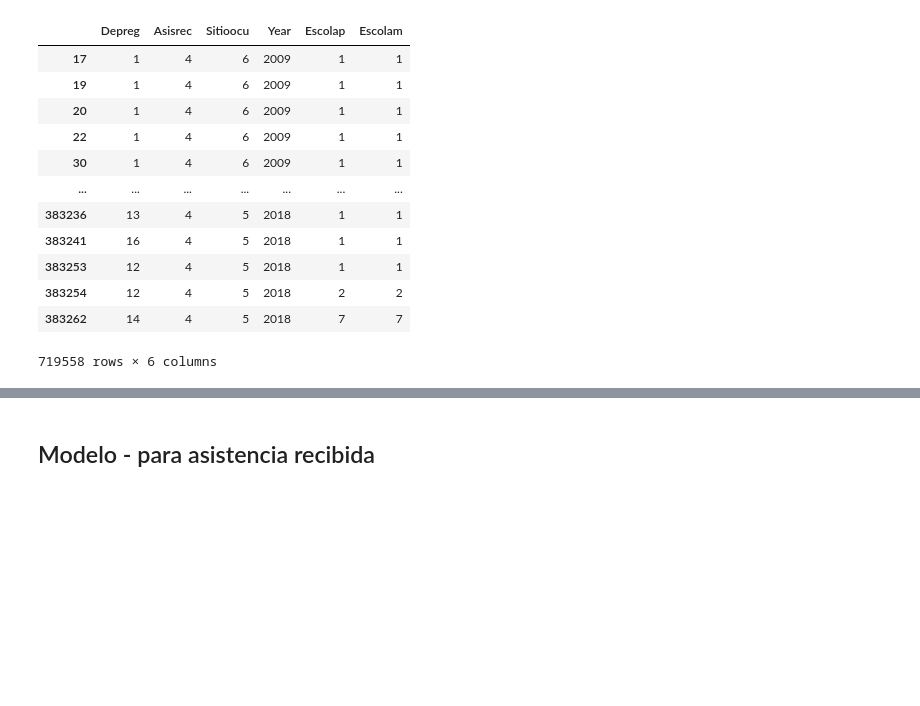
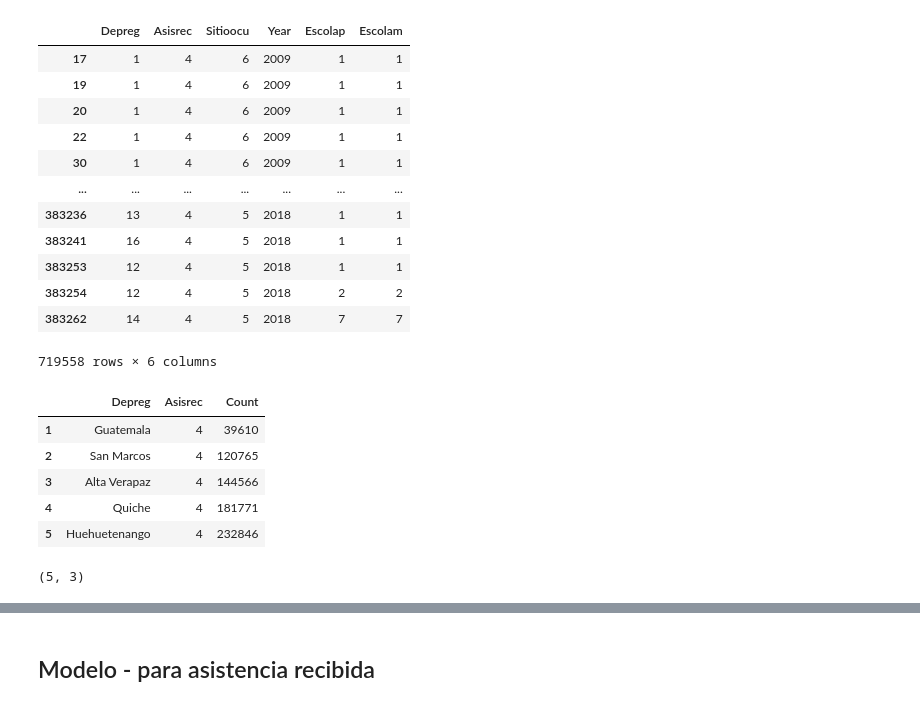
Before and after one commit to Diego-CB/Proyecto1-Mineria, a Jupyter notebook: newdata/dataset.ipynb, the cells around one changed output, grey strips where cells are left out. Saved outputs shown, nothing was run; the diff lists cells and outputs as text; code cells hidden in the pictures; blank space fills up the shorter version.

```diff
--- a/newdata/dataset.ipynb
+++ b/newdata/dataset.ipynb
@@ -641,4 +641,23 @@ dataset_top5['Depreg'] = dataset_top5['Depreg'].replace({
     22: 'Jutiapa',
     10: 'Suchitepequez'
 })
+# %%
+grouped_data = dataset_top5.groupby(['Depreg', 'Asisrec']).size().reset_index(name='Count')
+grouped_data = grouped_data.sort_values(by='Count')
+
+grouped_data = grouped_data[grouped_data['Count'] > 0]
+plotData = grouped_data
+plotData = plotData.set_index(pd.Index([1, 2, 3, 4, 5]))
+plotData
+# %% [output]
+|  | Depreg | Asisrec | Count |
+| 1 | Guatemala | 4 | 39610 |
+| 2 | San Marcos | 4 | 120765 |
+| 3 | Alta Verapaz | 4 | 144566 |
+| 4 | Quiche | 4 | 181771 |
+| 5 | Huehuetenango | 4 | 232846 |
+# %%
+plotData.shape
+# %% [output]
+(5, 3)
 # %%
```
Also changed, not shown: parts of 5 cells of this notebook.
